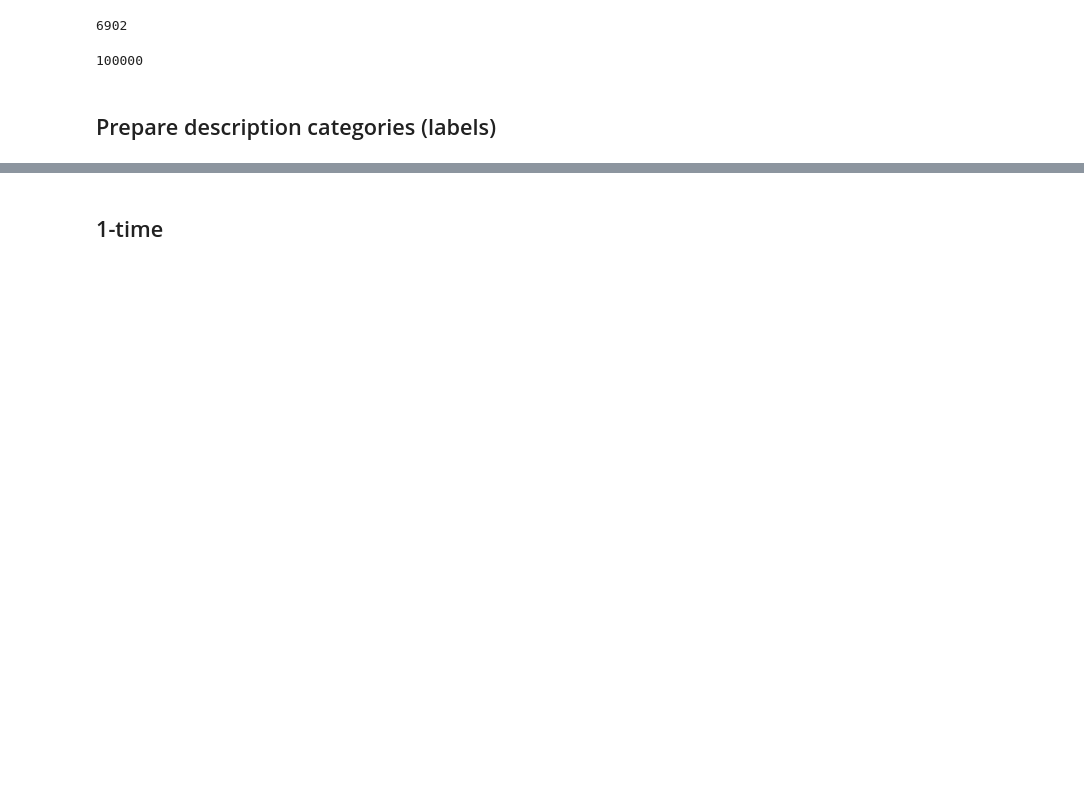
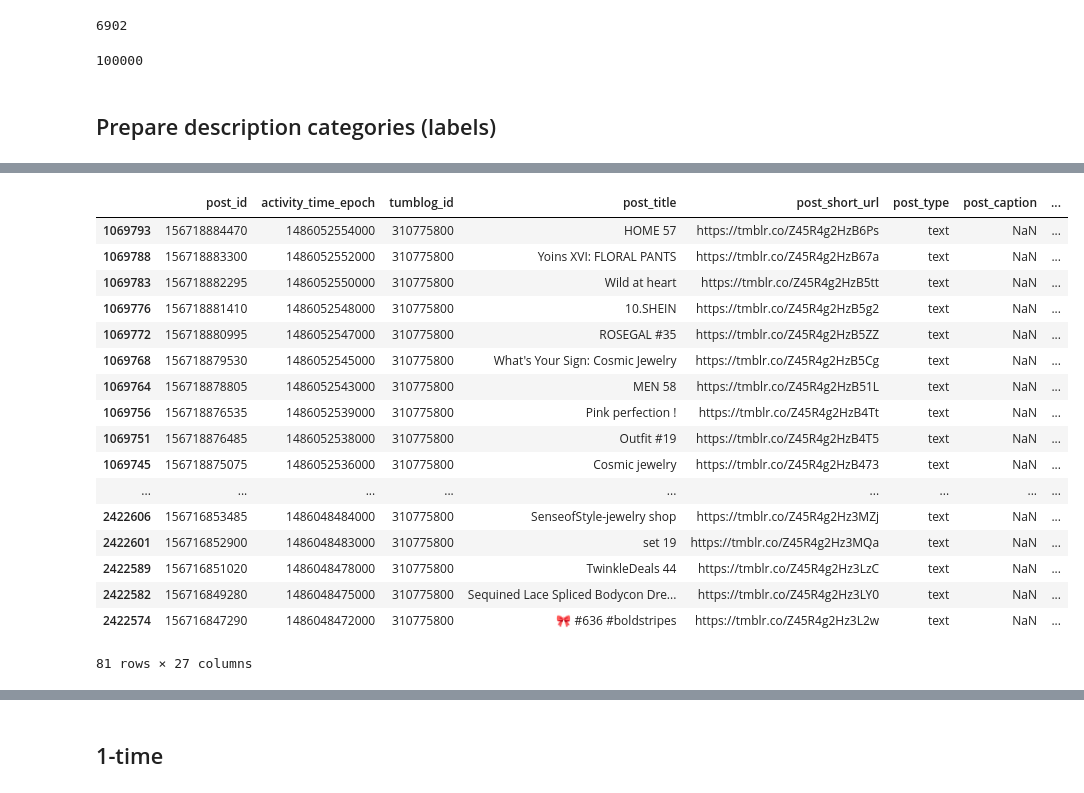
Before and after one commit to michaelmilleryoder/tumblr-scripts, a Jupyter notebook: jupyter/blog_descriptions_experiments.ipynb, the cells around one changed output, grey strips where cells are left out. Cells and saved outputs as stored; diff of their text form; code cells hidden in the pictures; blank space fills up the shorter version.

```diff
--- a/jupyter/blog_descriptions_experiments.ipynb
+++ b/jupyter/blog_descriptions_experiments.ipynb
@@ -180,0 +364,20 @@ model.save('/usr0/home/mamille2/tumblr/data/100posts_cnn.h5')
+# %%
+# See certain terms in context
+# wd = '👀'
+wd = 'weight'
+match_rows = posts[posts['body_toks'].map(lambda x: wd in x)]
+matches = [t for t in posts['body_toks'].tolist() if wd in t]
+print(f"Number of posts with the word: {len(matches)}")
+
+# Number of users
+print(f"Number of users with the word: {len(match_rows['tumblog_id'].unique())}")
+print()
+
+# kwic
+for i,m in enumerate(matches):
+    print(i)
+    ind = m.index(wd)
+    beg = max(0, ind-20)
+    end = min(len(m), ind+20)
+    print(' '.join(m[beg:end]))
+    print()
@@ -180,0 +402,2 @@ model.save('/usr0/home/mamille2/tumblr/data/100posts_cnn.h5')
+# %%
+pd.set_option('display.max_colwidth', -1)
@@ -180,0 +428,21 @@ model.save('/usr0/home/mamille2/tumblr/data/100posts_cnn.h5')
+# %%
+match_rows
+# %% [output]
+|  | post_id | activity_time_epoch | tumblog_id | post_title | post_short_url | post_type | post_caption | ... |
+| 1069793 | 156718884470 | 1486052554000 | 310775800 | HOME 57 | https://tmblr.co/Z45R4g2HzB6Ps | text | NaN | ... |
+| 1069788 | 156718883300 | 1486052552000 | 310775800 | Yoins XVI: FLORAL PANTS | https://tmblr.co/Z45R4g2HzB67a | text | NaN | ... |
+| 1069783 | 156718882295 | 1486052550000 | 310775800 | Wild at heart | https://tmblr.co/Z45R4g2HzB5tt | text | NaN | ... |
+| 1069776 | 156718881410 | 1486052548000 | 310775800 | 10.SHEIN | https://tmblr.co/Z45R4g2HzB5g2 | text | NaN | ... |
+| 1069772 | 156718880995 | 1486052547000 | 310775800 | ROSEGAL #35 | https://tmblr.co/Z45R4g2HzB5ZZ | text | NaN | ... |
+| 1069768 | 156718879530 | 1486052545000 | 310775800 | What's Your Sign: Cosmic Jewelry | https://tmblr.co/Z45R4g2HzB5Cg | text | NaN | ... |
+| 1069764 | 156718878805 | 1486052543000 | 310775800 | MEN 58 | https://tmblr.co/Z45R4g2HzB51L | text | NaN | ... |
+| 1069756 | 156718876535 | 1486052539000 | 310775800 | Pink perfection ! | https://tmblr.co/Z45R4g2HzB4Tt | text | NaN | ... |
+| 1069751 | 156718876485 | 1486052538000 | 310775800 | Outfit #19 | https://tmblr.co/Z45R4g2HzB4T5 | text | NaN | ... |
+| 1069745 | 156718875075 | 1486052536000 | 310775800 | Cosmic jewelry | https://tmblr.co/Z45R4g2HzB473 | text | NaN | ... |
+| ... | ... | ... | ... | ... | ... | ... | ... | ... |
+| 2422606 | 156716853485 | 1486048484000 | 310775800 | SenseofStyle-jewelry shop | https://tmblr.co/Z45R4g2Hz3MZj | text | NaN | ... |
+| 2422601 | 156716852900 | 1486048483000 | 310775800 | set 19 | https://tmblr.co/Z45R4g2Hz3MQa | text | NaN | ... |
+| 2422589 | 156716851020 | 1486048478000 | 310775800 | TwinkleDeals 44 | https://tmblr.co/Z45R4g2Hz3LzC | text | NaN | ... |
+| 2422582 | 156716849280 | 1486048475000 | 310775800 | Sequined Lace Spliced Bodycon Dre... | https://tmblr.co/Z45R4g2Hz3LY0 | text | NaN | ... |
+| 2422574 | 156716847290 | 1486048472000 | 310775800 | 🎀 #636 #boldstripes | https://tmblr.co/Z45R4g2Hz3L2w | text | NaN | ... |
+81 rows × 27 columns
```
Also changed, not shown: parts of 48 cells of this notebook.
